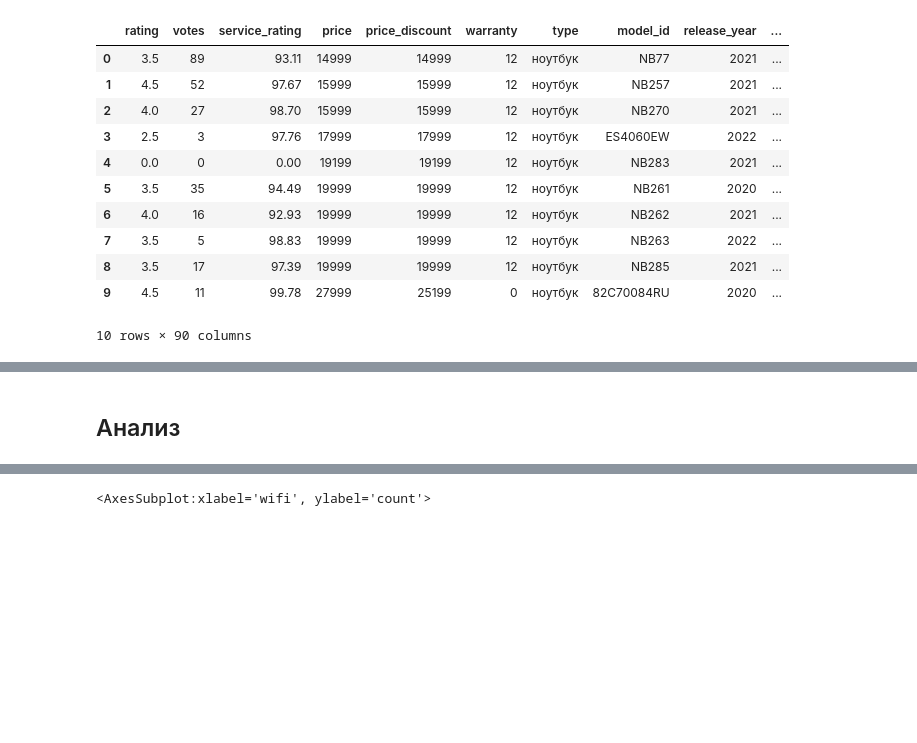
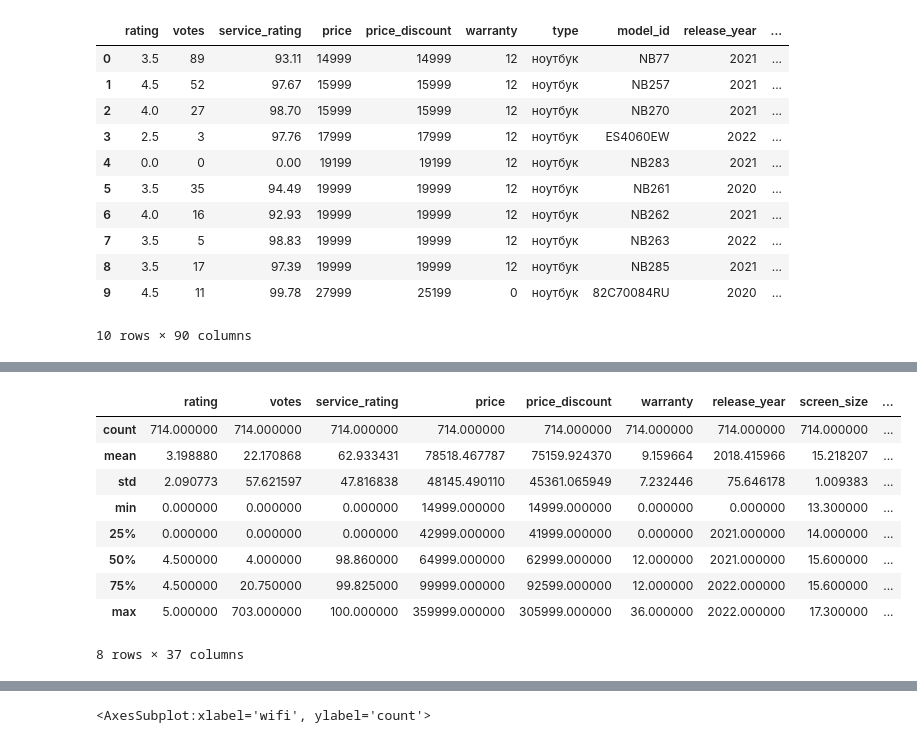
Before and after one commit to dmitryilyn/datathone22, a Jupyter notebook: datathone_22_dns_analysis.ipynb, the cells around one changed output, grey strips where cells are left out. Cells and saved outputs as stored; diff of their text form; code cells hidden in the pictures; blank space fills up the shorter version.

```diff
--- a/datathone_22_dns_analysis.ipynb
+++ b/datathone_22_dns_analysis.ipynb
@@ -168,2 +171,13 @@ memory usage: 355.8+ KB
-# %% [markdown]
-## Анализ
+# %%
+dns_laptop_df.describe()
+# %% [output]
+|  | rating | votes | service_rating | price | price_discount | warranty | release_year | screen_size | ... |
+| count | 714.000000 | 714.000000 | 714.000000 | 714.000000 | 714.000000 | 714.000000 | 714.000000 | 714.000000 | ... |
+| mean | 3.198880 | 22.170868 | 62.933431 | 78518.467787 | 75159.924370 | 9.159664 | 2018.415966 | 15.218207 | ... |
+| std | 2.090773 | 57.621597 | 47.816838 | 48145.490110 | 45361.065949 | 7.232446 | 75.646178 | 1.009383 | ... |
+| min | 0.000000 | 0.000000 | 0.000000 | 14999.000000 | 14999.000000 | 0.000000 | 0.000000 | 13.300000 | ... |
+| 25% | 0.000000 | 0.000000 | 0.000000 | 42999.000000 | 41999.000000 | 0.000000 | 2021.000000 | 14.000000 | ... |
+| 50% | 4.500000 | 4.000000 | 98.860000 | 64999.000000 | 62999.000000 | 12.000000 | 2021.000000 | 15.600000 | ... |
+| 75% | 4.500000 | 20.750000 | 99.825000 | 99999.000000 | 92599.000000 | 12.000000 | 2022.000000 | 15.600000 | ... |
+| max | 5.000000 | 703.000000 | 100.000000 | 359999.000000 | 305999.000000 | 36.000000 | 2022.000000 | 17.300000 | ... |
+8 rows × 37 columns
```
Also changed, not shown: parts of 31 cells of this notebook.
